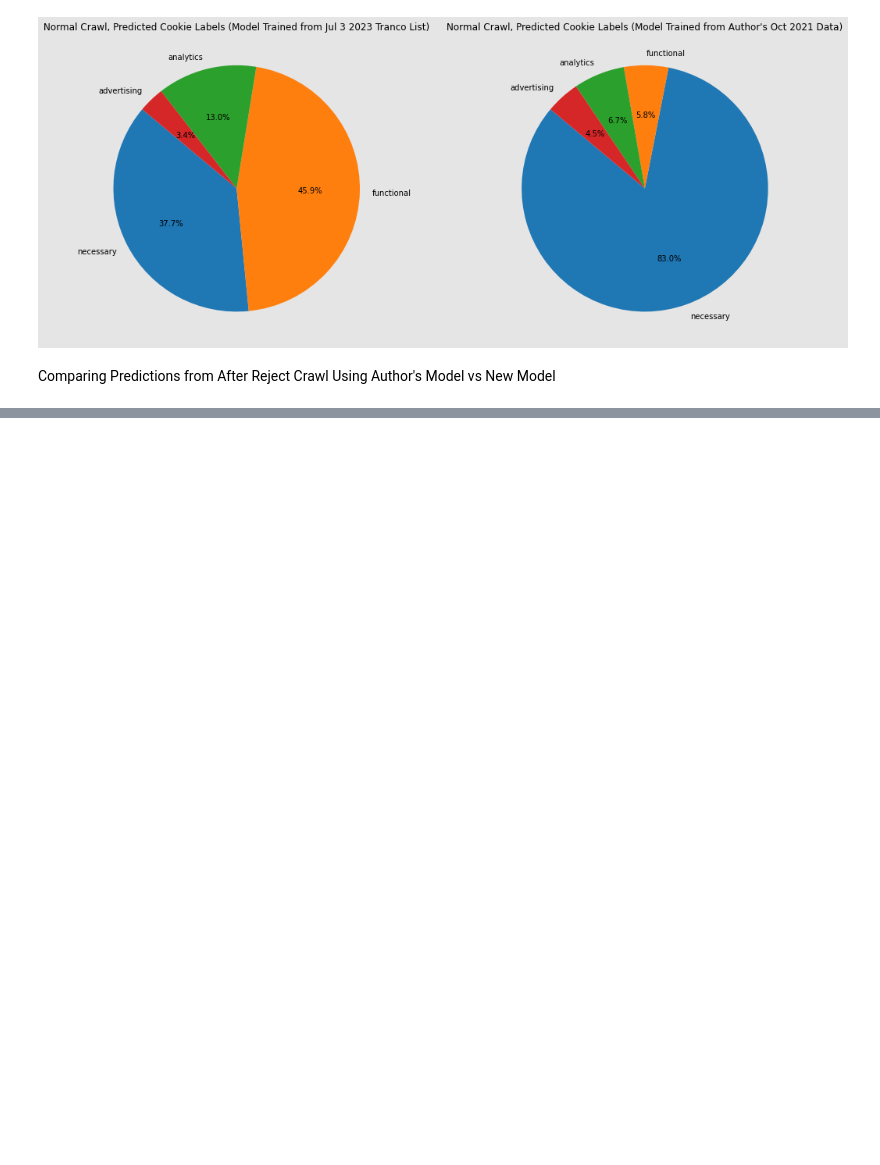
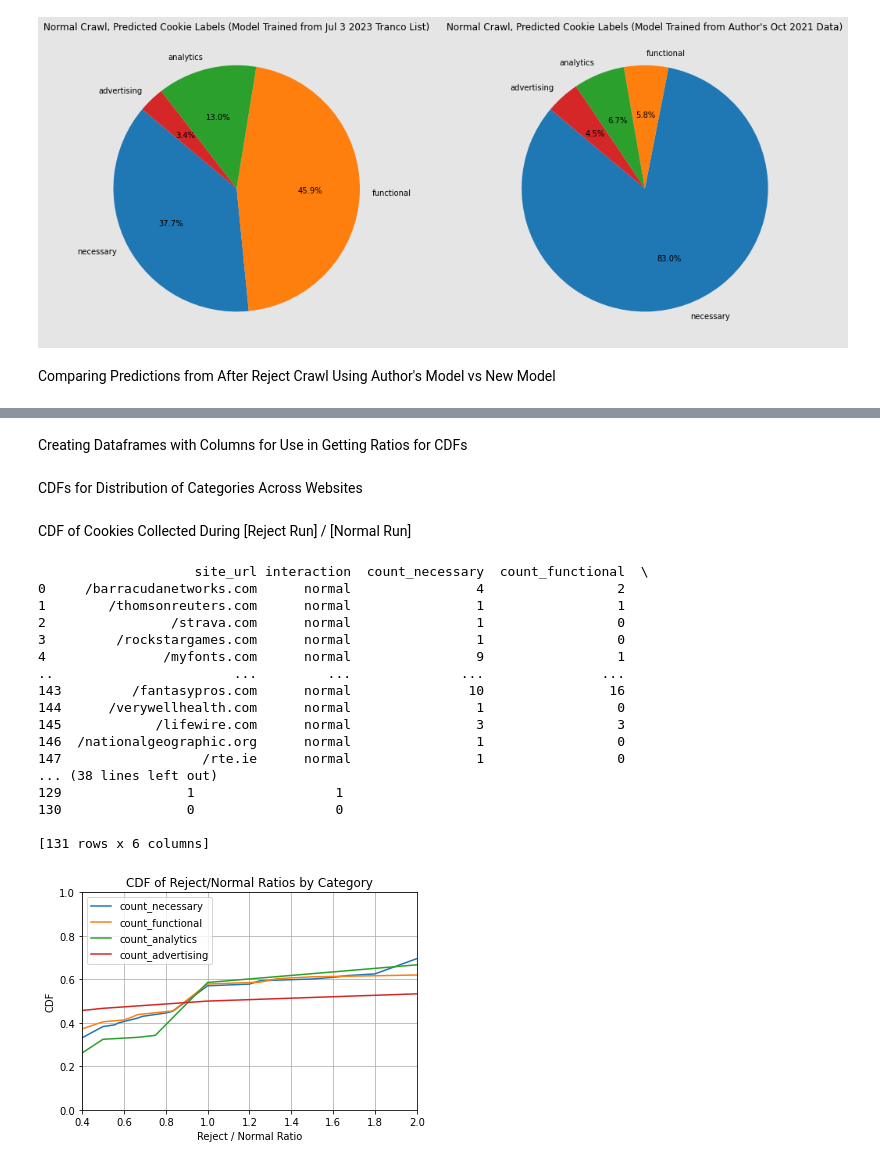
Before and after one commit to karenklw/CookieBlock-Consent-Classifier, a Jupyter notebook: classifier_results.ipynb, the cells around one changed output, grey strips where cells are left out. Drawn from its saved outputs; the diff is of its cells as text; code cells hidden in the pictures; blank space fills up the shorter version.

Commit message:
created cdfs for classification results

```diff
--- a/classifier_results.ipynb
+++ b/classifier_results.ipynb
@@ -14,8 +14,11 @@ with open(json_file_path_1, 'r') as json_file_1:
 
 value_counts_1 = defaultdict(int)
 
+totalcookies_1 = 0
+
 for value in data_1.values():
     value_counts_1[value] += 1
+    totalcookies_1 += 1
 
 counts_df_1 = pd.DataFrame({"Value": value_counts_1.keys(), "Number of Unique Cookies": value_counts_1.values()})
 
@@ -26,6 +29,7 @@ counts_df_1["Predicted Label"] = counts_df_1["Value"].map(label_map)
 
 print("Predictions from New Model")
 print(counts_df_1)
+print("Total Number of Cookies:", totalcookies_1, "\n")
 
 
 # load data from predictions using author's model
@@ -36,8 +40,11 @@ with open(json_file_path_2, 'r') as json_file_2:
 
 value_counts_2 = defaultdict(int)
 
+totalcookies_2 = 0
+
 for value in data_2.values():
     value_counts_2[value] += 1
+    totalcookies_2 += 1
 
 counts_df_2 = pd.DataFrame({"Value": value_counts_2.keys(), "Number of Unique Cookies": value_counts_2.values()})
 
@@ -47,6 +54,7 @@ counts_df_2["Predicted Label"] = counts_df_2["Value"].map(label_map)
 
 print("Predictions from Author's Model")
 print(counts_df_2)
+print("Total Number of Cookies:", totalcookies_2, "\n")
 
 fig, (ax1, ax2) = plt.subplots(1, 2, figsize=(15, 6))
 
@@ -99,8 +110,11 @@ with open(json_file_path_1, 'r') as json_file_1:
 
 value_counts_1 = defaultdict(int)
 
+totalcookies_1 = 0
+
 for value in data_1.values():
     value_counts_1[value] += 1
+    totalcookies_1 += 1
 
 counts_df_1 = pd.DataFrame({"Value": value_counts_1.keys(), "Number of Unique Cookies": value_counts_1.values()})
 
@@ -111,6 +125,7 @@ counts_df_1["Predicted Label"] = counts_df_1["Value"].map(label_map)
 
 print("Predictions from New Model")
 print(counts_df_1)
+print("Total Number of Cookies:", totalcookies_1, "\n")
 
 
 # load data from predictions using author's model
@@ -121,8 +136,11 @@ with open(json_file_path_2, 'r') as json_file_2:
 
 value_counts_2 = defaultdict(int)
 
+totalcookies_2 = 0
+
 for value in data_2.values():
     value_counts_2[value] += 1
+    totalcookies_2 += 1
 
 counts_df_2 = pd.DataFrame({"Value": value_counts_2.keys(), "Number of Unique Cookies": value_counts_2.values()})
 
@@ -132,6 +150,7 @@ counts_df_2["Predicted Label"] = counts_df_2["Value"].map(label_map)
 
 print("Predictions from Author's Model")
 print(counts_df_2)
+print("Total Number of Cookies:", totalcookies_2, "\n")
 
 fig, (ax1, ax2) = plt.subplots(1, 2, figsize=(16, 6))
 
@@ -178,0 +236,2 @@ Predictions from Author's Model
+# %% [markdown]
+Creating Dataframes with Columns for Use in Getting Ratios for CDFs
@@ -178,0 +281,2 @@ Predictions from Author's Model
+# %% [markdown]
+CDFs for Distribution of Categories Across Websites
@@ -178,0 +326,45 @@ Predictions from Author's Model
+# %% [markdown]
+CDF of Cookies Collected During [Reject Run] / [Normal Run]
+# %%
+sites_to_category_counts_normal = create_dataframe_from_json("results/predictions_new_data/normal_predictions_nolabel.json", "normal")
+# print(sites_to_category_counts_normal)
+
+sites_to_category_counts_reject = create_dataframe_from_json("results/predictions_new_data/reject_predictions_nolabel.json", "reject")
+# print(sites_to_category_counts_reject)
+
+# sites = sites_to_category_counts_normal["site_url"].tolist()
+# print(sites)
+
+ratios = get_ratios(sites_to_category_counts_normal, sites_to_category_counts_reject)
+
+# CDF plots for each category
+for category, ratio in ratios.items():
+    cdf_data = get_cdf(ratio)
+    plt.plot(cdf_data["value"], cdf_data["cdf"], label=category)
+
+plt.axis([0.4, 2, 0, 1]) # comment/uncomment this to restrict size of plot
+plt.title("CDF of Reject/Normal Ratios by Category")
+plt.xlabel("Reject / Normal Ratio")
+plt.ylabel("CDF")
+plt.legend()
+plt.grid(visible=True)
+plt.show()
+# %% [output]
+                    site_url interaction  count_necessary  count_functional  \
+0     /barracudanetworks.com      normal                4                 2
+1        /thomsonreuters.com      normal                1                 1
+2                /strava.com      normal                1                 0
+3         /rockstargames.com      normal                1                 0
+4               /myfonts.com      normal                9                 1
+..                       ...         ...              ...               ...
+143         /fantasypros.com      normal               10                16
+144      /verywellhealth.com      normal                1                 0
+145            /lifewire.com      normal                3                 3
+146  /nationalgeographic.org      normal                1                 0
+147                  /rte.ie      normal                1                 0
+... (38 lines left out)
+129                1                  1
+130                0                  0
+
+[131 rows x 6 columns]
+[figure, added]
```
Also changed, not shown: parts of 6 cells of this notebook, 1 other file.
